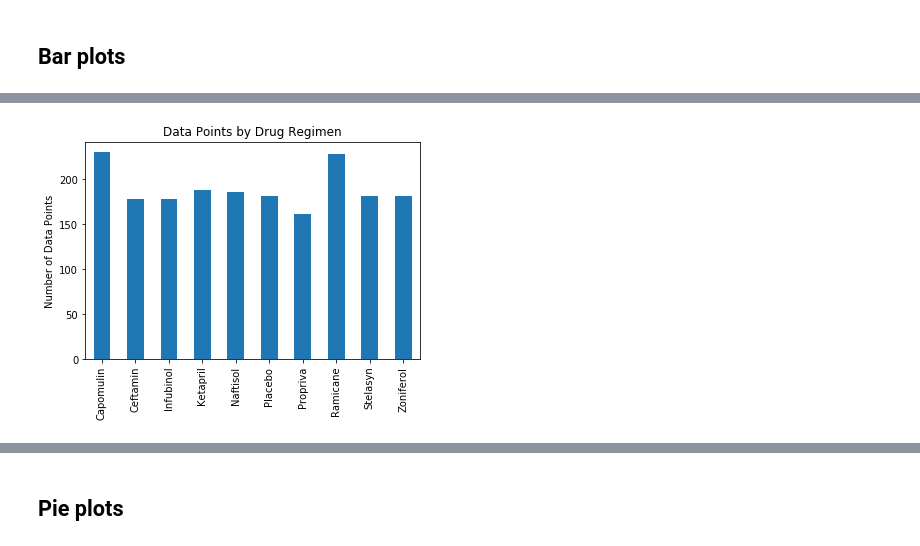
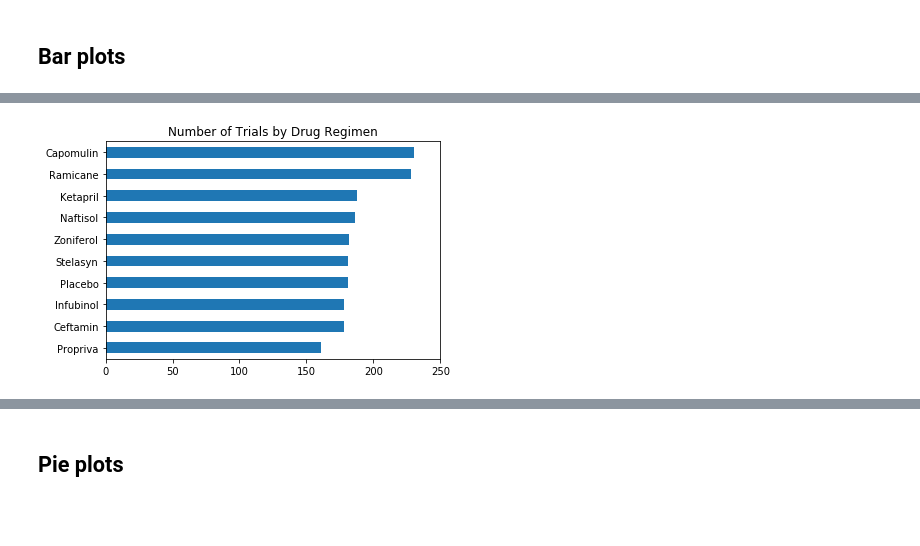
Before and after one commit to tomtav/matplotlib-challenge, a Jupyter notebook: main.ipynb, the cells around one changed output, grey strips where cells are left out. Saved outputs shown, nothing was run; the diff lists cells and outputs as text; code cells hidden in the pictures; blank space fills up the shorter version.

```diff
--- a/main.ipynb
+++ b/main.ipynb
@@ -76,9 +85,13 @@ Name: Mouse ID, dtype: int64
-# %%
-points.plot(kind='bar', title='Data Points by Drug Regimen')
-plt.xlabel('')
-plt.ylabel('Number of Data Points')
-plt.show()
-# %% [output]
-[figure, removed]
+# %%
+# generate a horizontal bar plot
+data_points.plot(kind='barh', title=title, xlim=(0,250))
+
+# clear y axis label
+plt.ylabel('')
+
+# show plot
+plt.show()
+# %% [output]
+[figure, added]
 # %%
 # Generate a bar plot showing number of data points for each treatment regimen using pyplot
```
Also changed, not shown: parts of 24 cells of this notebook.
